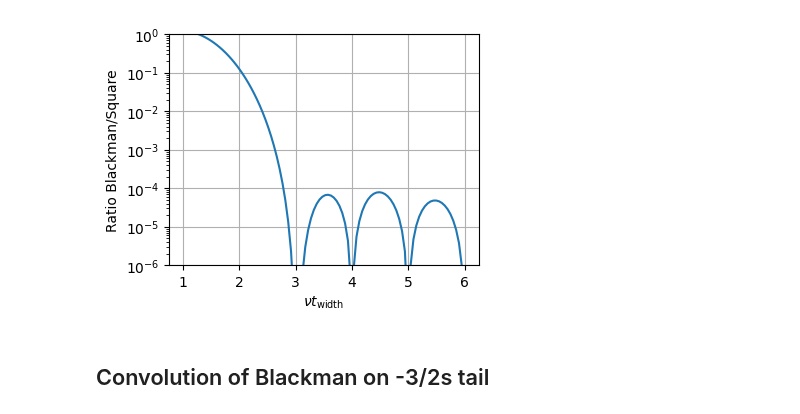
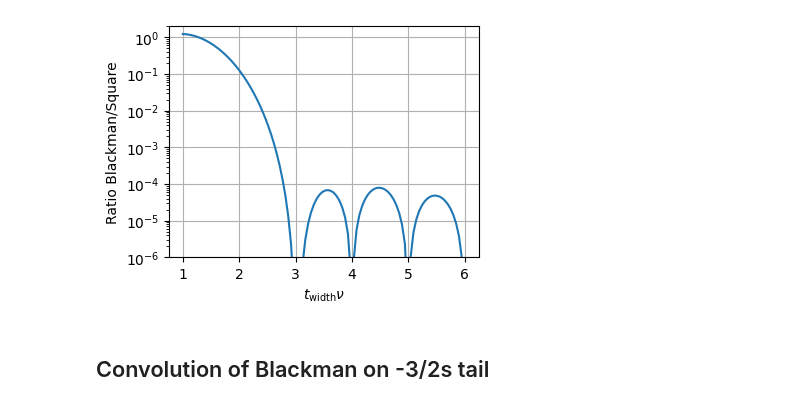
Before and after one commit to colinjdale/ChiPyLab, a Jupyter notebook: examples/plot_blackman_envelope.ipynb, the cells around one changed output. Cells and saved outputs as stored; diff of their text form; code cells hidden in the pictures.

```diff
--- a/examples/plot_blackman_envelope.ipynb
+++ b/examples/plot_blackman_envelope.ipynb
@@ -68,19 +92,19 @@ Average SquareFourier^2 at large x compared to BlackmanFourier^2 is 4.2172873746
 # %%
 fig, ax = plt.subplots(figsize=(4,3))
 
 detuning = np.linspace(1, 6, 100)
 
 def ratio_func(det):
     return (blackman_fourier(det, 1))**2/large_x_sinc(det)**2
 
 ax.plot(detuning, ratio_func(detuning))
 ax.grid(True)
-ax.set(xlabel=r"$\nu t_\mathrm{width}$", ylabel=r"Ratio Blackman/Square",
-       yscale='log', ylim=(10e-7, 1))
+ax.set(xlabel=r"$t_\mathrm{width} \nu$", ylabel=r"Ratio Blackman/Square",
+       yscale='log', ylim=(10e-7, 2))
 
 plt.show()
 # %% [output]
-[figure, old version]
+[figure, new version]
 # %% [markdown]
 ## Convolution of Blackman on -3/2s tail
 # %%
```
Also changed, not shown: parts of 4 cells of this notebook, 2 other files.
